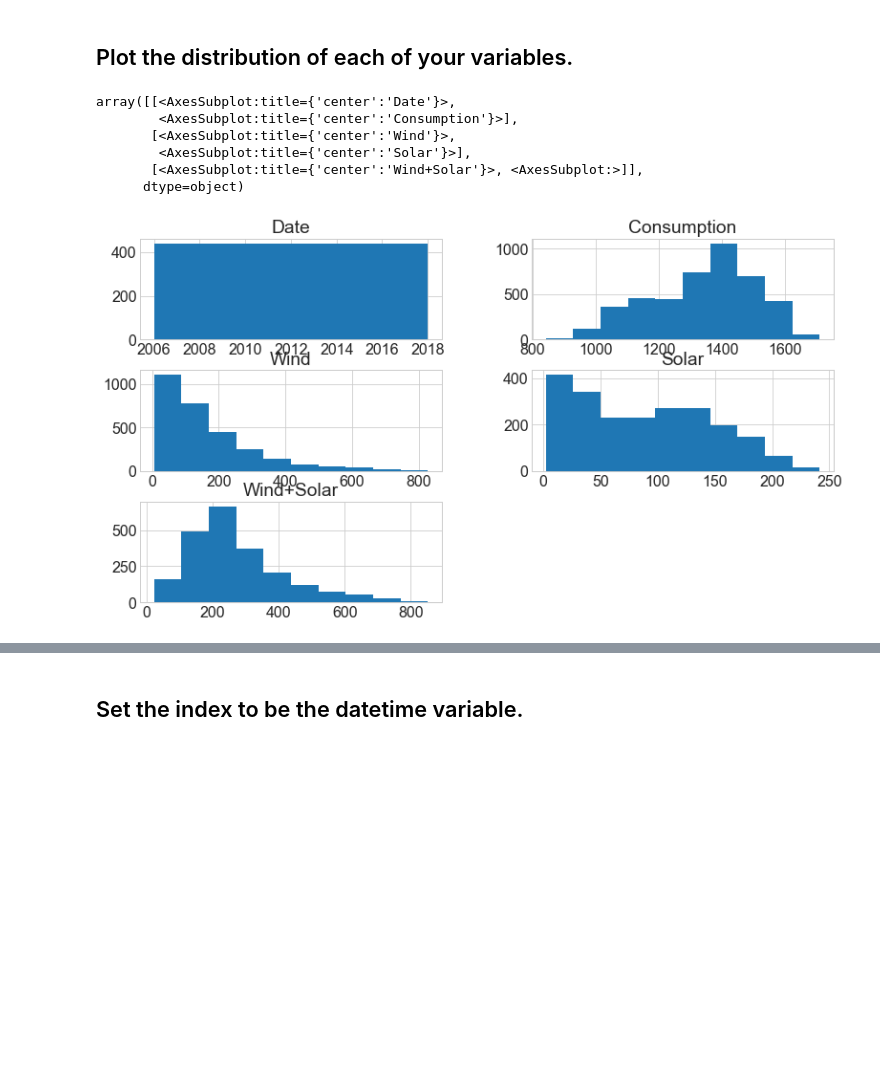
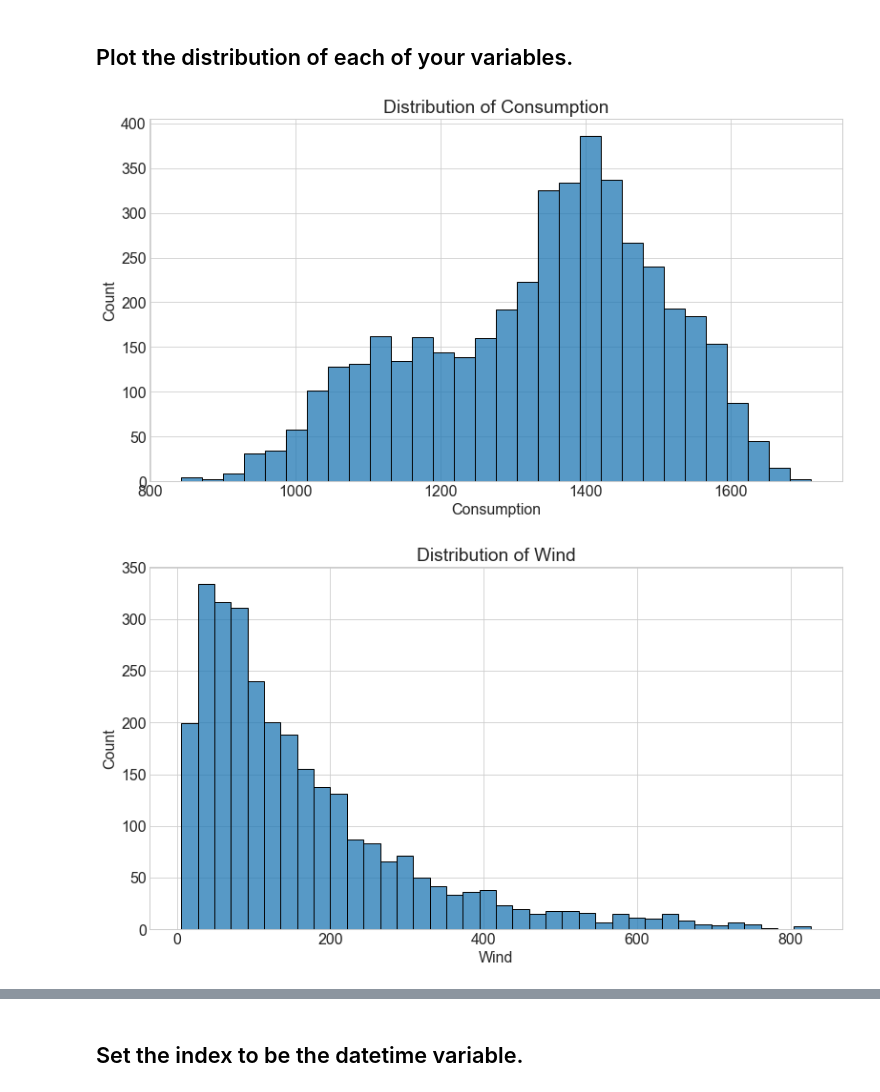
Before and after one commit to allantestaten/time-series-exercises, a Jupyter notebook: prepare.ipynb, the cells around one changed output, grey strips where cells are left out. Saved outputs shown, nothing was run; the diff lists cells and outputs as text; code cells hidden in the pictures; blank space fills up the shorter version.

```diff
--- a/prepare.ipynb
+++ b/prepare.ipynb
@@ -215,14 +350,11 @@ dtypes: datetime64[ns](1), float64(4)
 memory usage: 171.3 KB
 # %% [markdown]
 ## Plot the distribution of each of your variables.
-# %%
-# Plot the distribution of each of your variables.
-df.hist()
-# %% [output]
-array([[<AxesSubplot:title={'center':'Date'}>,
-        <AxesSubplot:title={'center':'Consumption'}>],
-       [<AxesSubplot:title={'center':'Wind'}>,
-        <AxesSubplot:title={'center':'Solar'}>],
-       [<AxesSubplot:title={'center':'Wind+Solar'}>, <AxesSubplot:>]],
-      dtype=object)
-[figure, removed]
+# %%
+for col in list(df.columns.drop('Date')):
+    plt.figure()
+    sns.histplot(df[col])
+    plt.title('Distribution of {}'.format(col))
+# %% [output]
+[figure, added]
+[figure, added]
```
Also changed, not shown: parts of 23 cells of this notebook, 1 other file.
